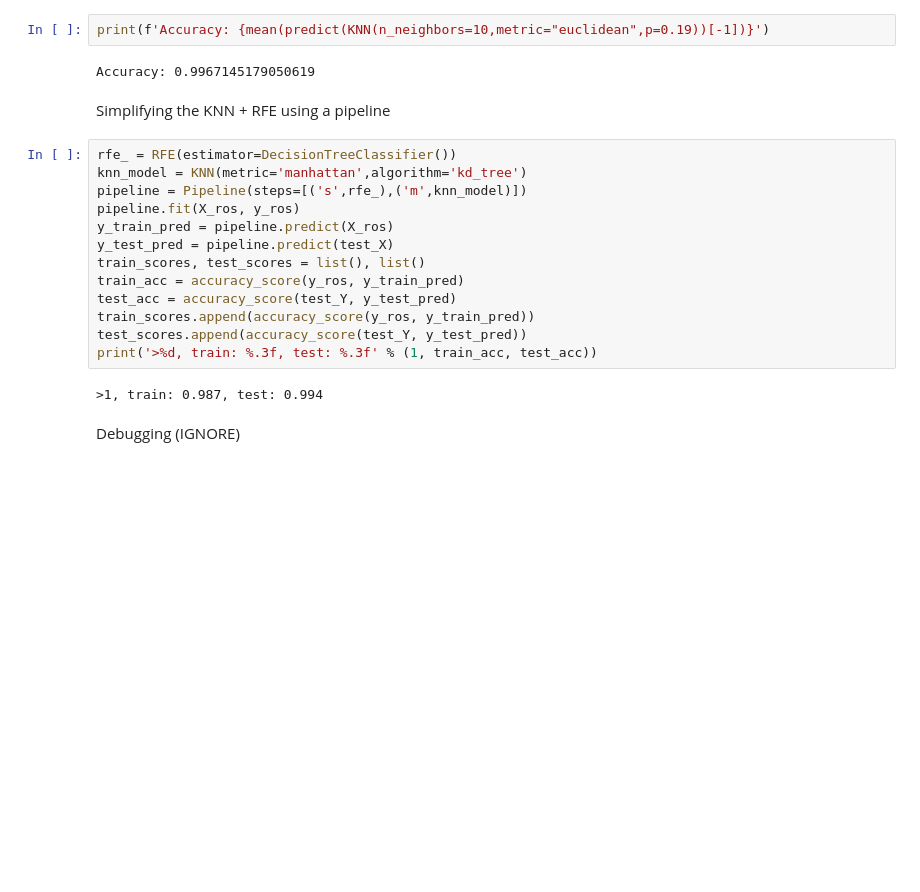
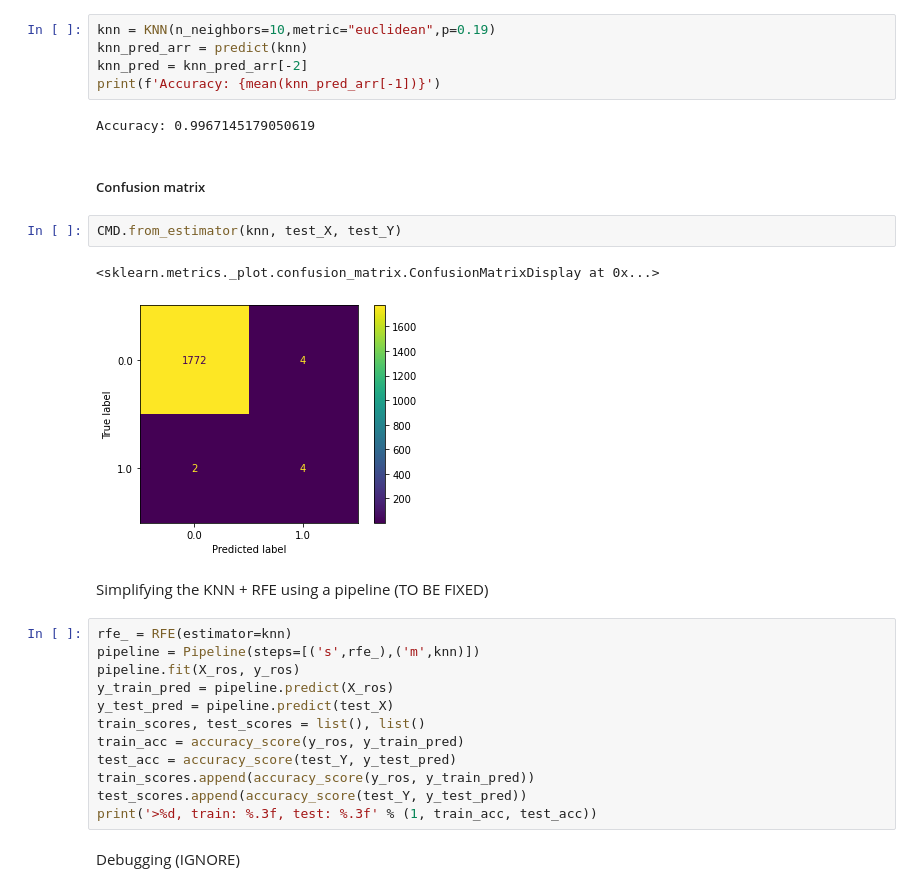
Before and after one commit to palmafr/MDPIData2022, a Jupyter notebook: ml_models.ipynb, the cells around one changed output. Cells and saved outputs as stored; diff of their text form; blank space fills up the shorter version.

```diff
--- a/ml_models.ipynb
+++ b/ml_models.ipynb
@@ -266,15 +243,24 @@ metrics
 # %% [markdown]
 2. Use the n_neighbours to check for accuracies in different folds of k.
 # %%
-print(f'Accuracy: {mean(predict(KNN(n_neighbors=10,metric="euclidean",p=0.19))[-1])}')
+knn = KNN(n_neighbors=10,metric="euclidean",p=0.19)
+knn_pred_arr = predict(knn)
+knn_pred = knn_pred_arr[-2]
+print(f'Accuracy: {mean(knn_pred_arr[-1])}')
 # %% [output]
 Accuracy: 0.9967145179050619
+# %% [markdown]
+##### Confusion matrix
+# %%
+CMD.from_estimator(knn, test_X, test_Y)
+# %% [output]
+<sklearn.metrics._plot.confusion_matrix.ConfusionMatrixDisplay at 0x...>
+[figure, added]
 # %% [markdown]
-Simplifying the KNN + RFE using a pipeline
+Simplifying the KNN + RFE using a pipeline (TO BE FIXED)
 # %%
-rfe_ = RFE(estimator=DecisionTreeClassifier())
-knn_model = KNN(metric='manhattan',algorithm='kd_tree')
-pipeline = Pipeline(steps=[('s',rfe_),('m',knn_model)])
+rfe_ = RFE(estimator=knn)
+pipeline = Pipeline(steps=[('s',rfe_),('m',knn)])
 pipeline.fit(X_ros, y_ros)
 y_train_pred = pipeline.predict(X_ros)
 y_test_pred = pipeline.predict(test_X)
@@ -284,8 +270,6 @@ test_acc = accuracy_score(test_Y, y_test_pred)
 train_scores.append(accuracy_score(y_ros, y_train_pred))
 test_scores.append(accuracy_score(test_Y, y_test_pred))
 print('>%d, train: %.3f, test: %.3f' % (1, train_acc, test_acc))
-# %% [output]
->1, train: 0.987, test: 0.994
 # %% [markdown]
 Debugging (IGNORE)
 # %%
```
Also changed, not shown: parts of 33 cells of this notebook.
